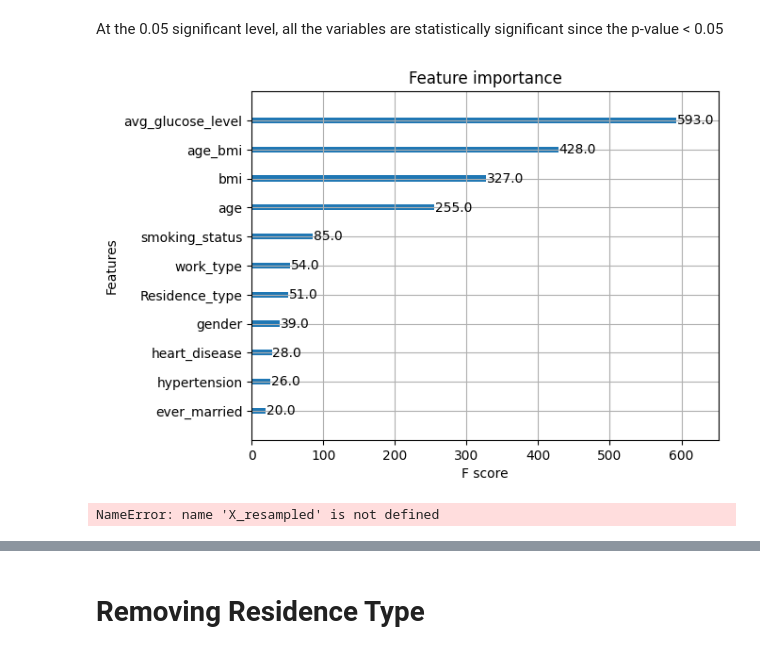
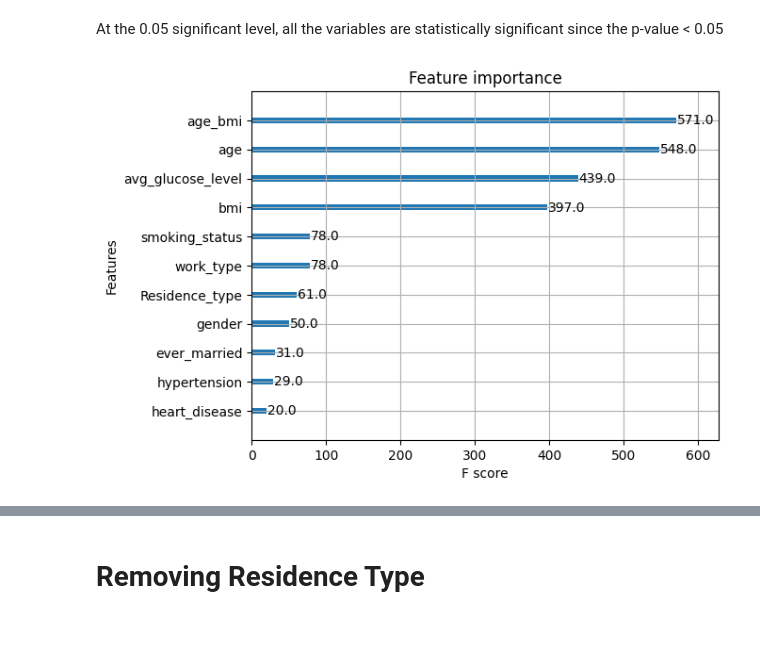
Before and after one commit to summerthia02/bt4222_project, a Jupyter notebook: BT4222.ipynb, the cells around one changed output, grey strips where cells are left out. Cells and saved outputs as stored; diff of their text form; code cells hidden in the pictures.

Commit message:
dropping 3 columns

```diff
--- a/BT4222.ipynb
+++ b/BT4222.ipynb
@@ -288,30 +314,21 @@ from xgboost import XGBClassifier
 from xgboost import plot_importance
 from matplotlib import  pyplot
 # %%
-np.random.seed(120)
-y_feature_selection = df['stroke'] # dependent variable
-x_feature_selection = df.drop(columns=["stroke"], axis=1)
-X_train, X_test, y_train, y_test = train_test_split(x_feature_selection, y_feature_selection, test_size=0.33, random_state=7)
-model = XGBClassifier()
-model.fit(x_feature_selection, y_feature_selection)
-# plot feature importance
-plot_importance(model)
-plt.show()
+
 ## Feature Importance
 
 import xgboost
 from numpy import loadtxt
 from xgboost import XGBClassifier
 from xgboost import plot_importance
 from matplotlib import  pyplot
 
 model = XGBClassifier()
 model.fit(X_resampled, y_resampled)
 
 plot_importance(model)
 pyplot.show()
 # %% [output]
-[figure, old version]
+[figure, new version]
-NameError: name 'X_resampled' is not defined
 # %%
 #removing residence_type
```
Also changed, not shown: parts of 16 cells of this notebook.
